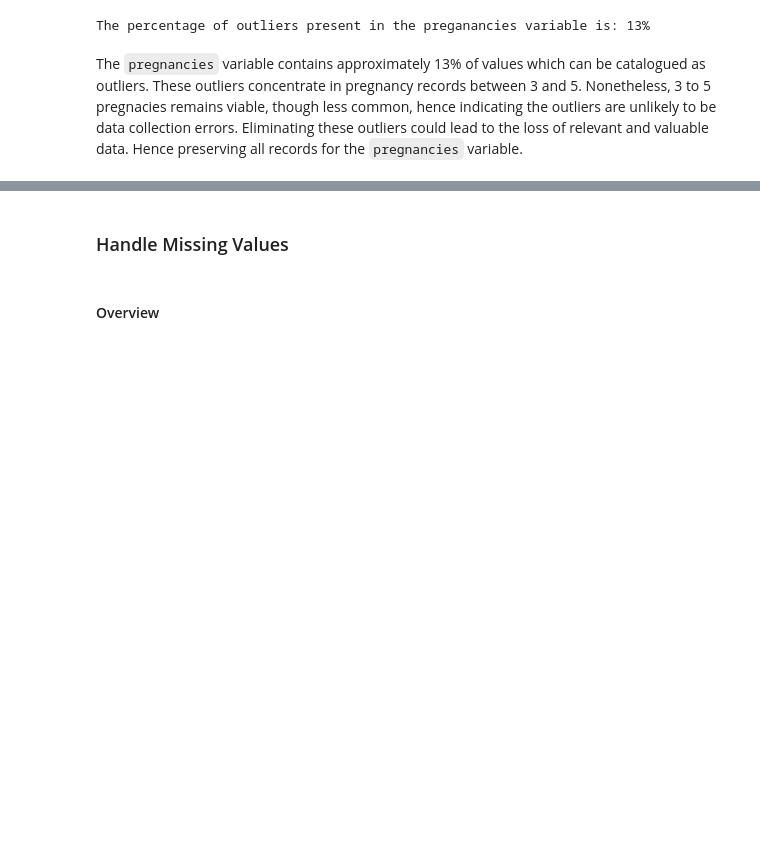
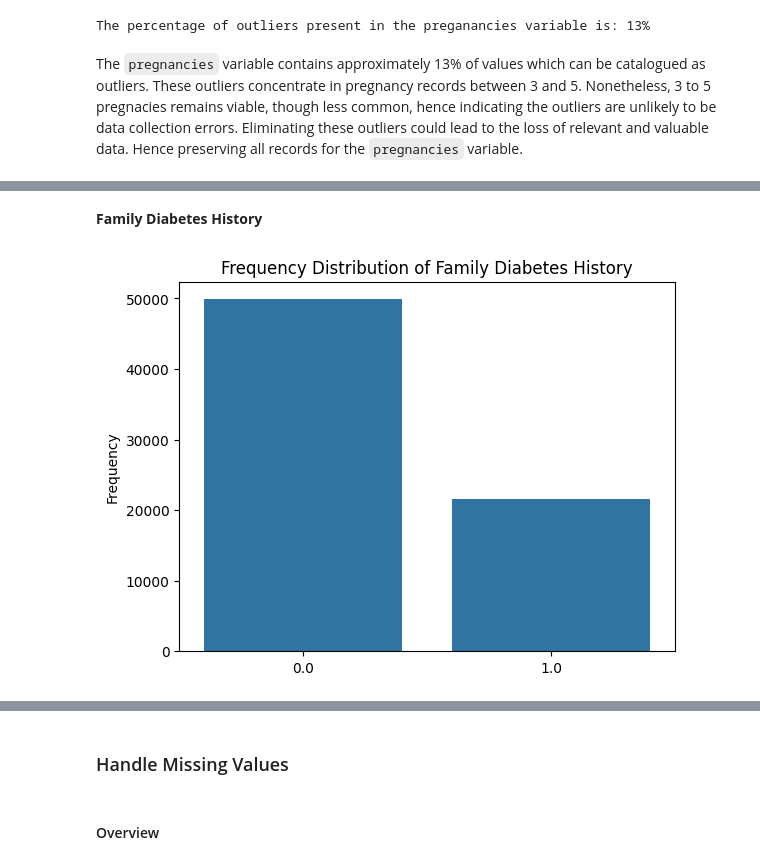
Before and after one commit to isabella-madiedo/Diabetes-Datathon, a Jupyter notebook: Code/data_cleaning.ipynb, the cells around one changed output, grey strips where cells are left out. Saved outputs shown, nothing was run; the diff lists cells and outputs as text; code cells hidden in the pictures; blank space fills up the shorter version.

```diff
--- a/Code/data_cleaning.ipynb
+++ b/Code/data_cleaning.ipynb
@@ -260,0 +293,13 @@ The `pregnancies` variable contains approximately 13% of values which can be cat
+# %% [markdown]
+**Family Diabetes History**
+# %%
+# Family Diabetes History
+plt.figure()
+sns.countplot(data=o_data, x='family_diabetes_history')
+
+plt.title('Frequency Distribution of Family Diabetes History')
+plt.ylabel('Frequency')
+plt.xlabel('')
+plt.show()
+# %% [output]
+[figure, added]
```
Also changed, not shown: parts of 45 cells of this notebook.
